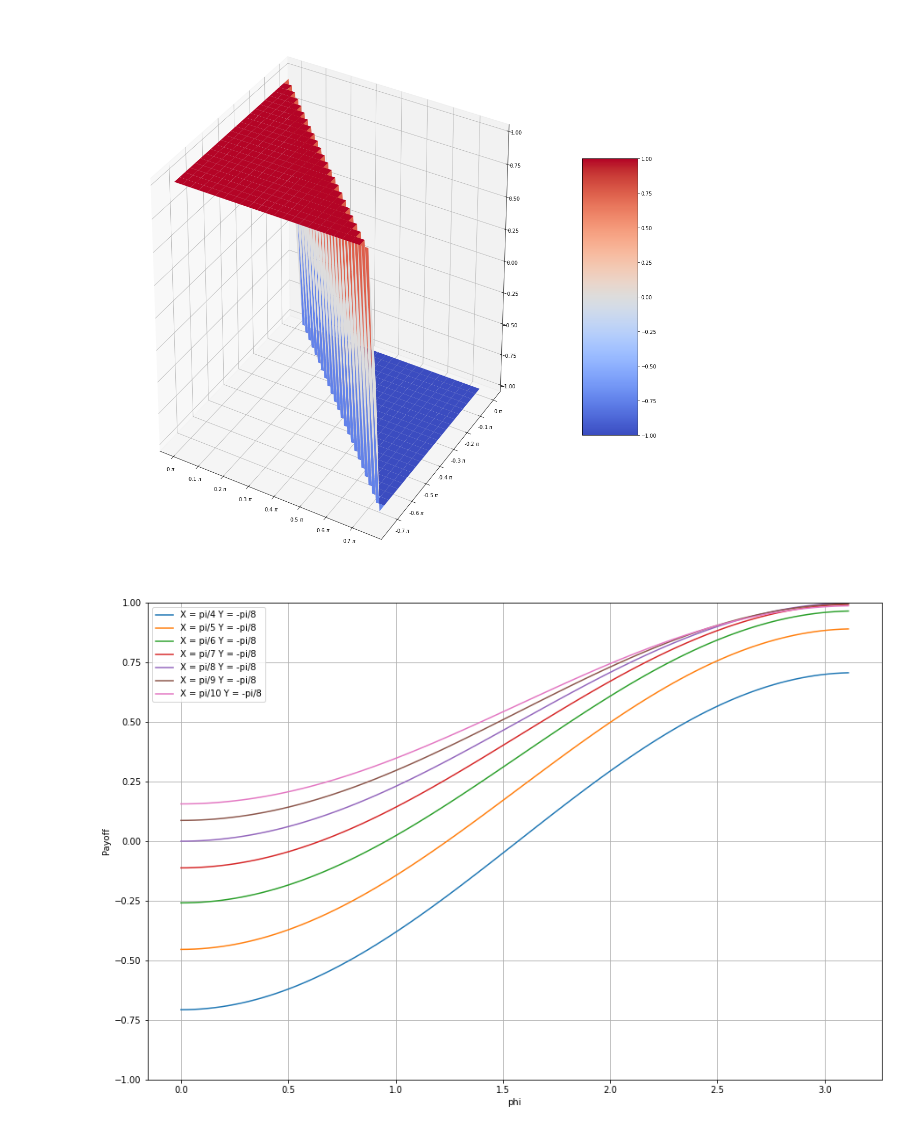
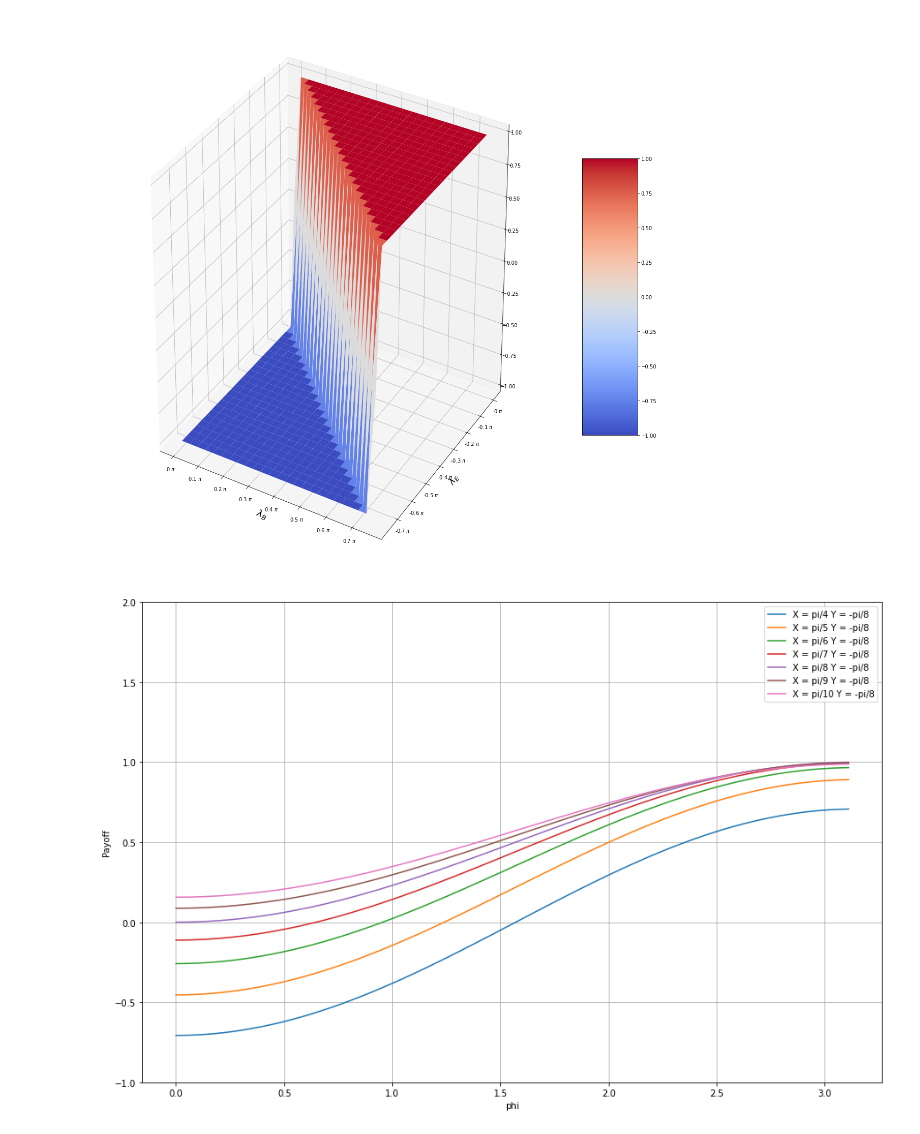
Before and after one commit to code-xD/QGT_Simulations, a Jupyter notebook: QGT_Simulation.ipynb, the cells around one changed output. Drawn from its saved outputs; the diff is of its cells as text; code cells hidden in the pictures.

```diff
--- a/QGT_Simulation.ipynb
+++ b/QGT_Simulation.ipynb
@@ -8,35 +8,39 @@ from matplotlib.ticker import LinearLocator, FormatStrFormatter, MultipleLocator
 import numpy as np
 
 fig = plt.figure(figsize=[20,20])
 ax = fig.gca(projection='3d')
 
 # Make data.
 pi = np.pi
 e = np.e
 j = 1j
 X = np.arange(0, pi/4, pi/100)
 Y = np.arange(0, -pi/4, -pi/100)
 X, Y = np.meshgrid(X, Y)
-R = np.cos(X+Y) - np.sin(X+Y)
+R = np.cos(X+Y) + np.sin(X+Y)
 Z = np.sign(R*R-1)
 
 # Plot the surface.
 surf = ax.plot_surface(X, Y, Z, cmap=cm.coolwarm,
                        linewidth=0, antialiased=True)
 
 # Customize the z axis.
 ax.set_zlim(-1.01, 1.01)
+# naming the x axis
+plt.xlabel(r'$\lambda_{B}$', fontsize = 18)
+# naming the y axis
+plt.ylabel(r'$\lambda_{E}$', fontsize = 18)
 ax.xaxis.set_major_formatter(FormatStrFormatter('%g $\pi$'))
 ax.xaxis.set_major_locator(MultipleLocator(base=0.1))
 ax.yaxis.set_major_formatter(FormatStrFormatter('%g $\pi$'))
 ax.yaxis.set_major_locator(MultipleLocator(base=0.1))
 # ax.zaxis.set_major_locator(LinearLocator(10))
 # ax.zaxis.set_major_formatter(FormatStrFormatter('%.02f'))
 
 fig.colorbar(surf, shrink=0.5, aspect=5)
 plt.show()
 # %% [output]
-[figure, old version]
+[figure, new version]
 # %%
 def func(X, Y, phi):
     R = np.exp(phi*j) * np.cos(X) * np.cos(Y) - np.sin(X) * np.sin(Y) - np.exp(phi*j) * np.cos(X) * np.sin(Y) - np.sin(X) * np.cos(Y)
@@ -47,12 +51,13 @@ fig = plt.figure(figsize=[15,10])
 ax = fig.gca()
 
 # Make data.
-phi = np.arange(0, pi, pi/100)
+phi = np.arange(0, -pi, -pi/100)
+phi1 = np.arange(0, pi, pi/100)
 for i in range(4, 11):
     X = pi/i
     Y = -pi/8
     Z = func(X, Y, phi)
-    plt.plot(phi, Z, label = f"X = pi/{i} Y = -pi/8")
+    plt.plot(phi1, Z, label = f"X = pi/{i} Y = -pi/8")
 
 # naming the x axis
 plt.xlabel('phi')
@@ -60,8 +65,8 @@ plt.xlabel('phi')
 plt.ylabel('Payoff')
 plt.grid()
 # show a legend on the plot
-ax.set_ylim(-1, 1)
+ax.set_ylim(-1, 2)
 plt.legend()
 plt.show()
 # %% [output]
-[figure, old version]
+[figure, new version]
```
Also changed, not shown: parts of 1 cell of this notebook.
